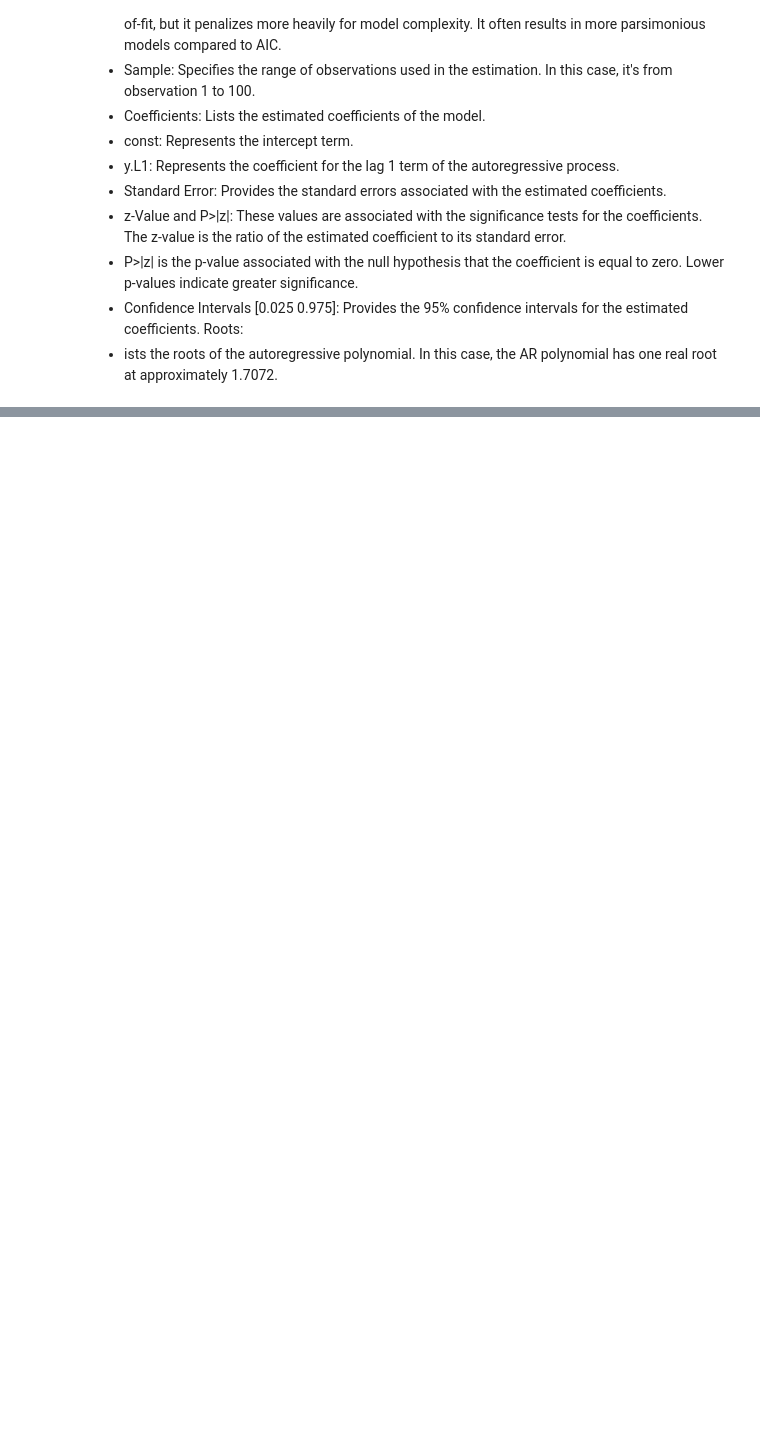
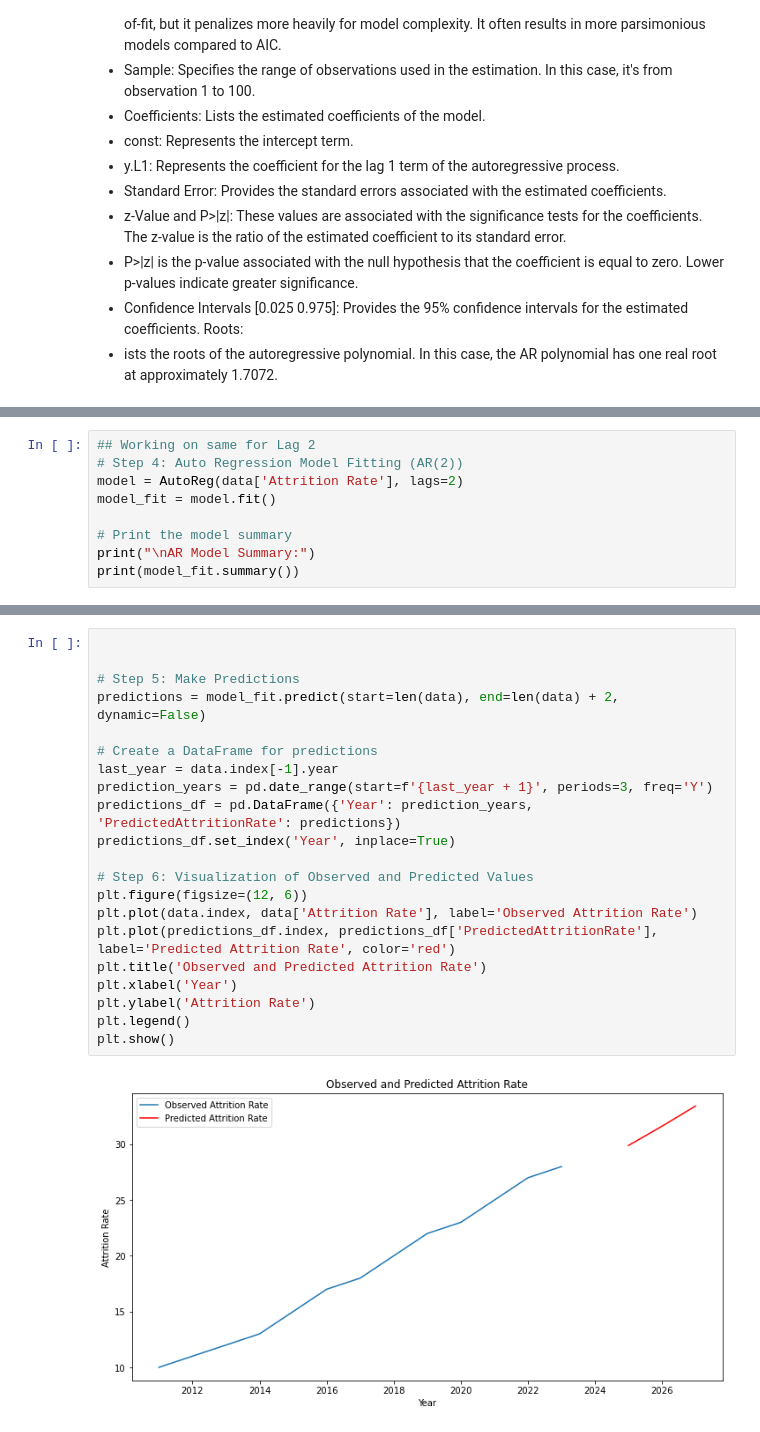
Before and after one commit to suyashi29/python-su, a Jupyter notebook: Time Series Forecasting using Python/Day 2 Auto Regressive Model .ipynb, the cells around one changed output, grey strips where cells are left out. Saved outputs shown, nothing was run; the diff lists cells and outputs as text; blank space fills up the shorter version.

```diff
--- a/Time Series Forecasting using Python/Day 2 Auto Regressive Model .ipynb
+++ b/Time Series Forecasting using Python/Day 2 Auto Regressive Model .ipynb
@@ -199,0 +267,9 @@ Mean Squared Error (MSE): 0.0145
+# %%
+## Working on same for Lag 2
+# Step 4: Auto Regression Model Fitting (AR(2))
+model = AutoReg(data['Attrition Rate'], lags=2)
+model_fit = model.fit()
+
+# Print the model summary
+print("\nAR Model Summary:")
+print(model_fit.summary())
@@ -199,0 +294,23 @@ Mean Squared Error (MSE): 0.0145
+# %%
+
+
+# Step 5: Make Predictions
+predictions = model_fit.predict(start=len(data), end=len(data) + 2, dynamic=False)
+
+# Create a DataFrame for predictions
+last_year = data.index[-1].year
+prediction_years = pd.date_range(start=f'{last_year + 1}', periods=3, freq='Y')
+predictions_df = pd.DataFrame({'Year': prediction_years, 'PredictedAttritionRate': predictions})
+predictions_df.set_index('Year', inplace=True)
+
+# Step 6: Visualization of Observed and Predicted Values
+plt.figure(figsize=(12, 6))
+plt.plot(data.index, data['Attrition Rate'], label='Observed Attrition Rate')
+plt.plot(predictions_df.index, predictions_df['PredictedAttritionRate'], label='Predicted Attrition Rate', color='red')
+plt.title('Observed and Predicted Attrition Rate')
+plt.xlabel('Year')
+plt.ylabel('Attrition Rate')
+plt.legend()
+plt.show()
+# %% [output]
+[figure, added]
```
Also changed, not shown: parts of 20 cells of this notebook.
